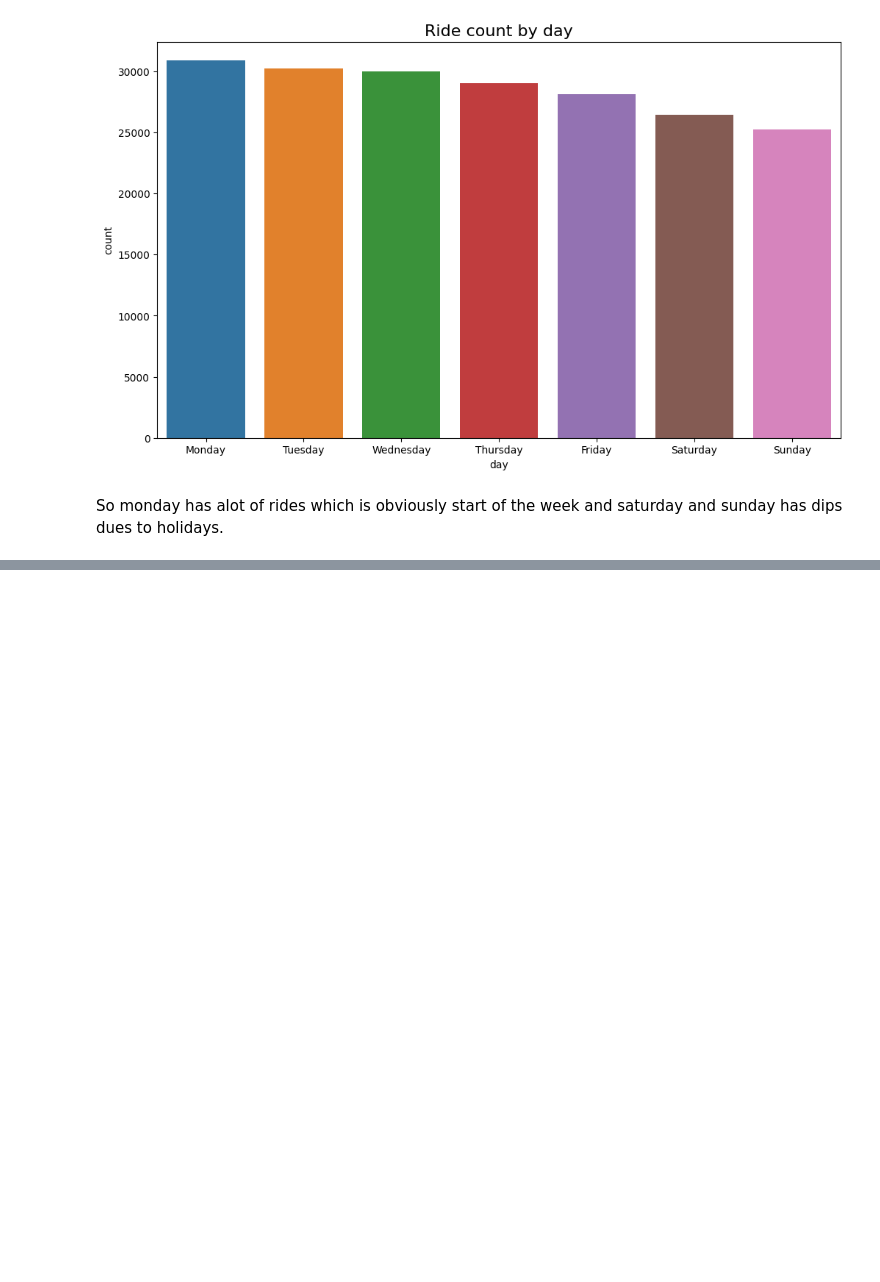
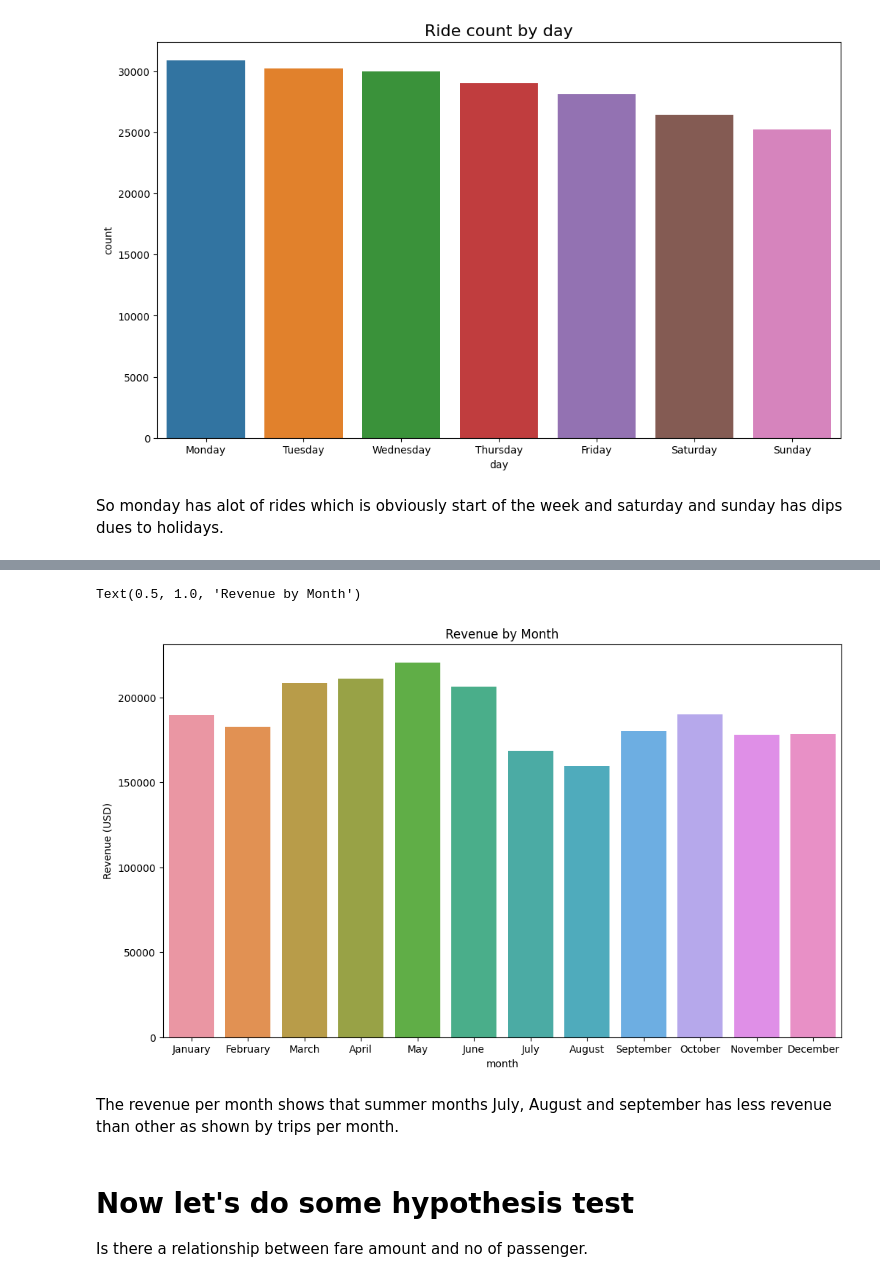
Before and after one commit to rashidulhaq-coding/data-analysis, a Jupyter notebook: uber-taxi-fares.ipynb, the cells around one changed output, grey strips where cells are left out. Cells and saved outputs as stored; diff of their text form; code cells hidden in the pictures; blank space fills up the shorter version.

```diff
--- a/uber-taxi-fares.ipynb
+++ b/uber-taxi-fares.ipynb
@@ -358,0 +374,4 @@ So monday has alot of rides which is obviously start of the week and saturday an
+# %%
+total_amount_per_month = df_without_date.groupby(by='month').sum()[['fare_amount']]
+total_amount_per_month = total_amount_per_month.reindex(index=month_order)
+total_amount_per_month
@@ -358,0 +393,14 @@ So monday has alot of rides which is obviously start of the week and saturday an
+# %%
+plt.figure(figsize=(12,7))
+ax = sns.barplot(x=total_amount_per_month.index,y=total_amount_per_month['fare_amount'])
+ax.set_xticklabels(month_order)
+ax.set_ylabel("Revenue (USD)")
+plt.title("Revenue by Month")
+# %% [output]
+Text(0.5, 1.0, 'Revenue by Month')
+[figure, added]
+# %% [markdown]
+The revenue per month shows that summer months July, August and september has less revenue than other as shown by trips per month.
+# %% [markdown]
+# Now let's do some hypothesis test
+Is there a relationship between fare amount and no of passenger.
```
Also changed, not shown: parts of 27 cells of this notebook.
